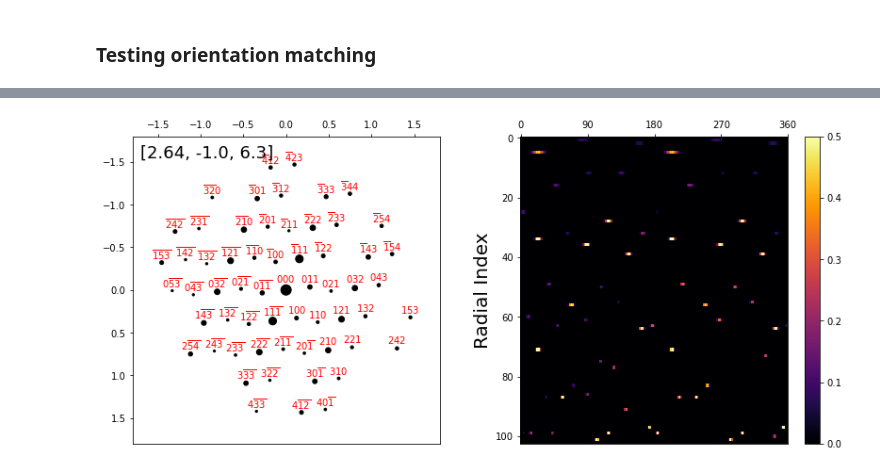
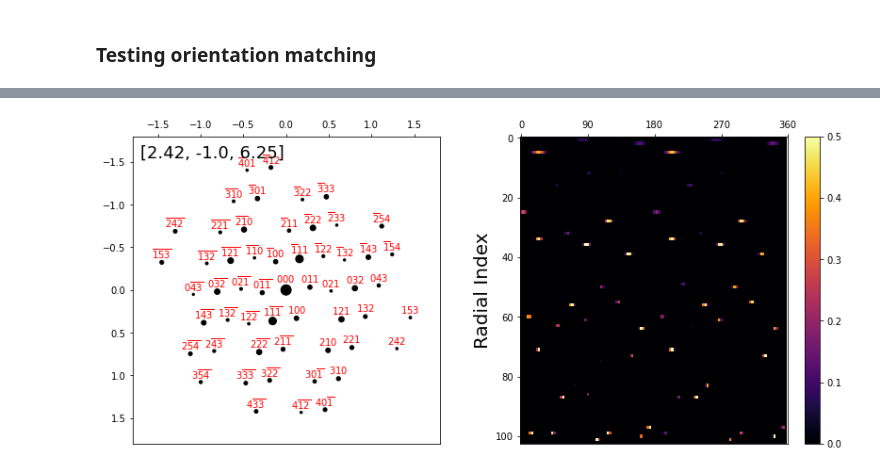
Before and after one commit to py4dstem/py4DSTEM_tutorials, a Jupyter notebook: notebooks/acom/ACOM_basics_03_tricilinic.ipynb, the cells around one changed output, grey strips where cells are left out. Drawn from its saved outputs; the diff is of its cells as text; code cells hidden in the pictures.

```diff
--- a/notebooks/acom/ACOM_basics_03_tricilinic.ipynb
+++ b/notebooks/acom/ACOM_basics_03_tricilinic.ipynb
@@ -113,11 +119,11 @@ fig, ax = crystal.plot_orientation_zones(
 # %%
 # Plot some of the orientation plans
 fig, ax = crystal.plot_orientation_plan(
-    zone_axis_miller=[1,-2,3],
+    zone_axis_lattice=[1,-2,3],
     returnfig=True,
 );
 # %% [output]
-[figure, old version]
+[figure, new version]
 # %%
 # Save the zone axes orientation map
 # fig.savefig('plot_03_plan_05.pdf')
```
Also changed, not shown: parts of 7 cells of this notebook, 2 other files.
